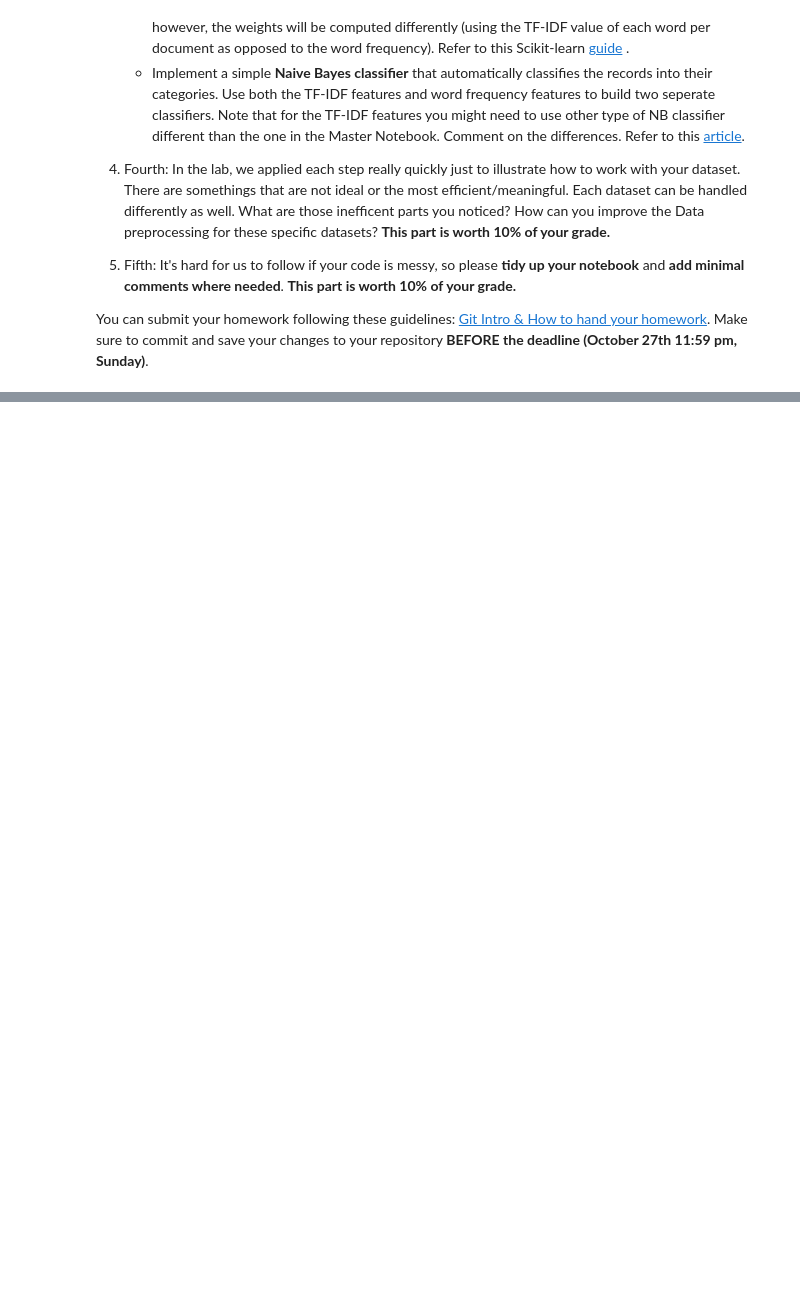
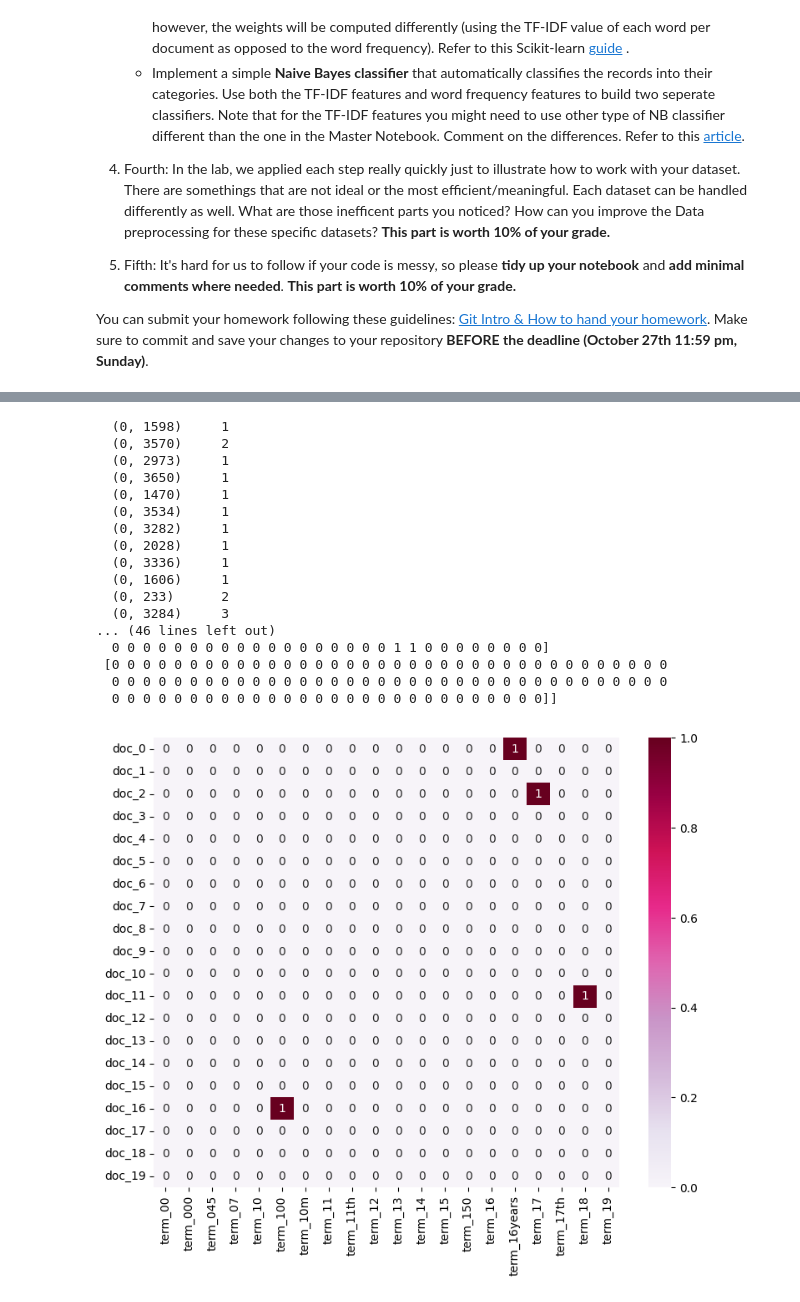
Before and after one commit to dabbie109303501/DM2024-Lab1-Homework, a Jupyter notebook: DM2024-Lab1-Homework.ipynb, the cells around one changed output, grey strips where cells are left out. Cells and saved outputs as stored; diff of their text form; code cells hidden in the pictures; blank space fills up the shorter version.

```diff
--- a/DM2024-Lab1-Homework.ipynb
+++ b/DM2024-Lab1-Homework.ipynb
@@ -525,0 +175,5 @@ for K in Ks:
+# %%
+# Feature Creation
+import nltk
+df['unigrams'] = df['comment'].apply(lambda x: dmh.tokenize_text(x))
+list(df[0:4]["unigrams"])
@@ -525,0 +198,41 @@ for K in Ks:
+# %%
+# Feature subset selection
+from sklearn.feature_extraction.text import CountVectorizer
+
+count_vect = CountVectorizer()
+df_counts = count_vect.fit_transform(df["comment"]) #learn the vocabulary and return document-term matrix
+print(df_counts[0])
+print(count_vect.get_feature_names_out()[1598])
+analyze = count_vect.build_analyzer()
+print(analyze("I am craving for a hawaiian pizza right now"))
+print(df_counts[0:5, 0:100].toarray())
+
+import seaborn as sns
+plot_x = ["term_"+str(i) for i in count_vect.get_feature_names_out()[0:20]]
+plot_y = ["doc_"+ str(i) for i in list(df.index)[0:20]]
+plot_z = df_counts[0:20, 0:20].toarray()
+df_todraw = pd.DataFrame(plot_z, columns = plot_x, index = plot_y)
+plt.subplots(figsize=(9, 7))
+ax = sns.heatmap(df_todraw,
+                 cmap="PuRd",
+                 vmin=0, vmax=1, annot=True)
+plt.show()
+# %% [output]
+  (0, 1598)     1
+  (0, 3570)     2
+  (0, 2973)     1
+  (0, 3650)     1
+  (0, 1470)     1
+  (0, 3534)     1
+  (0, 3282)     1
+  (0, 2028)     1
+  (0, 3336)     1
+  (0, 1606)     1
+  (0, 233)      2
+  (0, 3284)     3
+... (46 lines left out)
+  0 0 0 0 0 0 0 0 0 0 0 0 0 0 0 0 0 0 1 1 0 0 0 0 0 0 0 0]
+ [0 0 0 0 0 0 0 0 0 0 0 0 0 0 0 0 0 0 0 0 0 0 0 0 0 0 0 0 0 0 0 0 0 0 0 0
+  0 0 0 0 0 0 0 0 0 0 0 0 0 0 0 0 0 0 0 0 0 0 0 0 0 0 0 0 0 0 0 0 0 0 0 0
+  0 0 0 0 0 0 0 0 0 0 0 0 0 0 0 0 0 0 0 0 0 0 0 0 0 0 0 0]]
+[figure, added]
```
Also changed, not shown: parts of 47 cells of this notebook, 3 other files.
